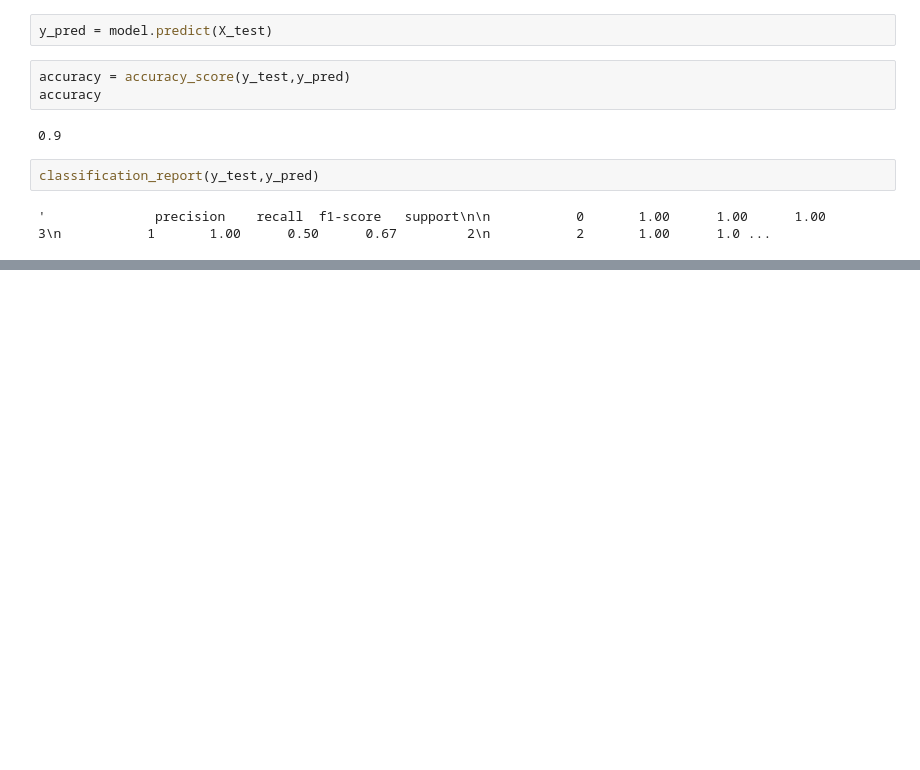
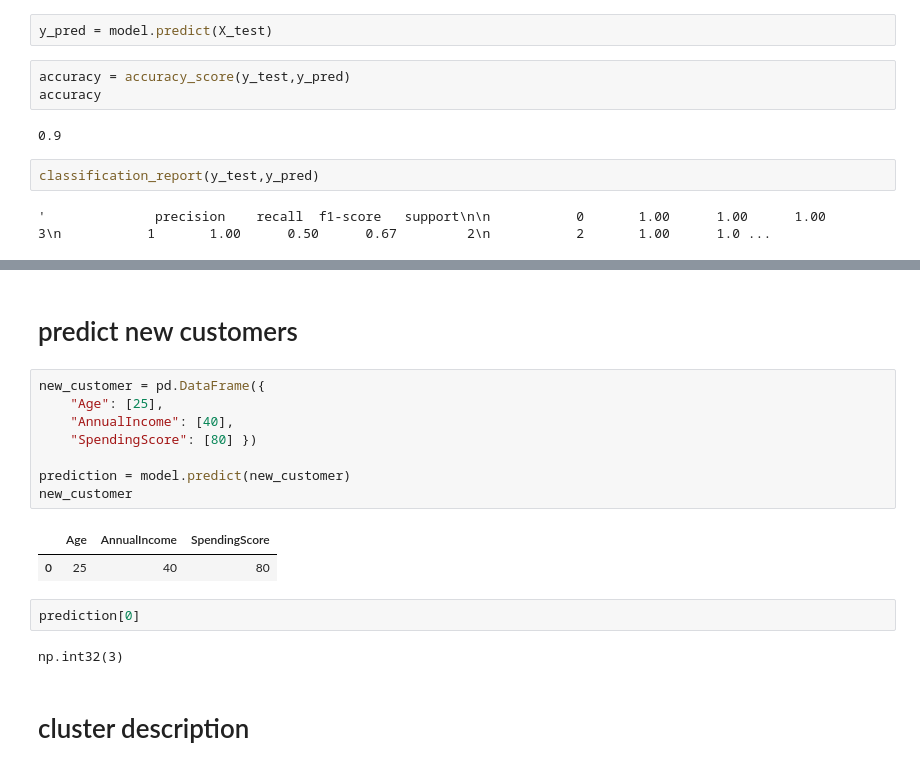
Before and after one commit to shresthanischal7/MachineLearning, a Jupyter notebook: Clustering/KNNmeansClustering.ipynb, the cells around one changed output, grey strips where cells are left out. Saved outputs shown, nothing was run; the diff lists cells and outputs as text; blank space fills up the shorter version.

```diff
--- a/Clustering/KNNmeansClustering.ipynb
+++ b/Clustering/KNNmeansClustering.ipynb
@@ -222,0 +241,19 @@ classification_report(y_test,y_pred)
+# %% [markdown]
+# predict new customers
+# %%
+new_customer = pd.DataFrame({
+    "Age": [25],
+    "AnnualIncome": [40],
+    "SpendingScore": [80] })
+
+prediction = model.predict(new_customer)
+new_customer
+# %% [output]
+|  | Age | AnnualIncome | SpendingScore |
+| 0 | 25 | 40 | 80 |
+# %%
+prediction[0]
+# %% [output]
+np.int32(3)
+# %% [markdown]
+# cluster description
```
Also changed, not shown: parts of 6 cells of this notebook.
